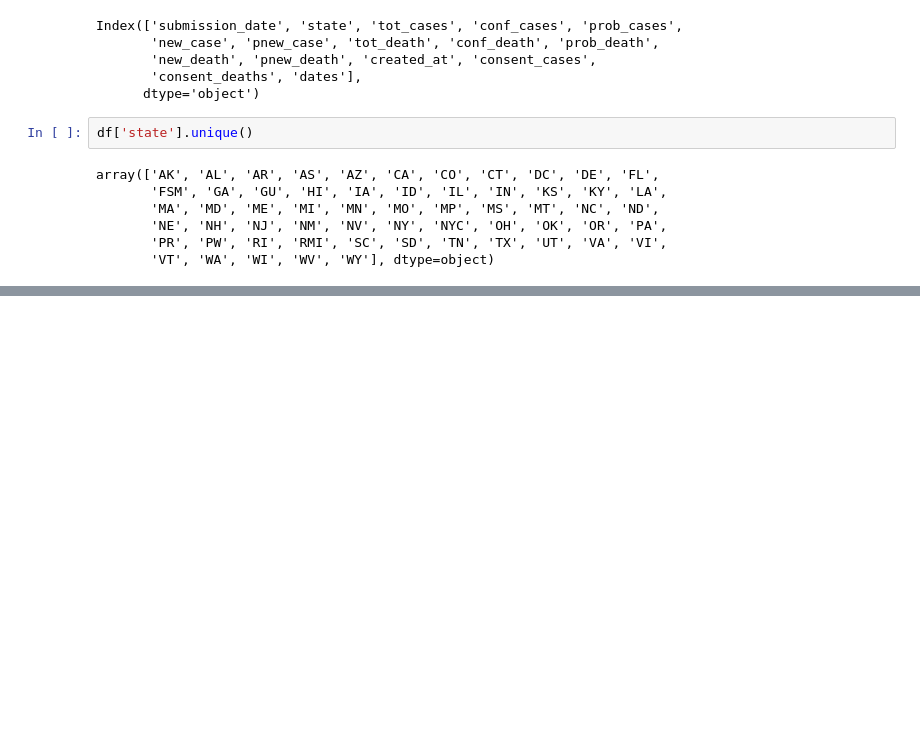
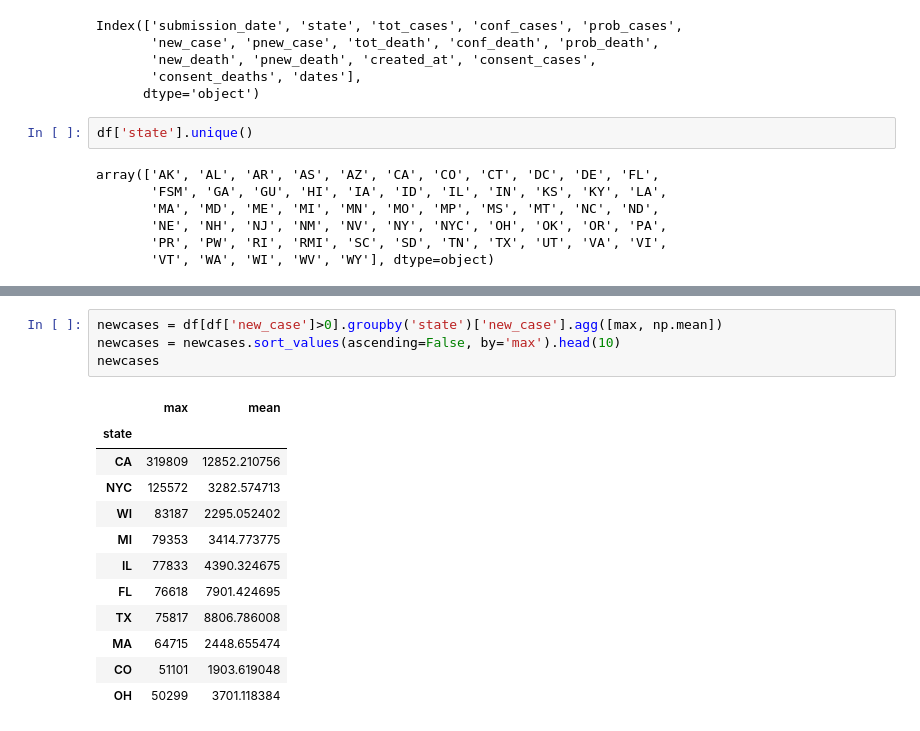
Before and after one commit to 517-JY/cs103a-cpa01, a Jupyter notebook: cpa01.ipynb, the cells around one changed output, grey strips where cells are left out. Drawn from its saved outputs; the diff is of its cells as text; blank space fills up the shorter version.

Commit message:
updated groupby function

```diff
--- a/cpa01.ipynb
+++ b/cpa01.ipynb
@@ -143,0 +146,17 @@ Text(0.5, 1.0, 'tot_death')
+# %%
+newcases = df[df['new_case']>0].groupby('state')['new_case'].agg([max, np.mean])
+newcases = newcases.sort_values(ascending=False, by='max').head(10)
+newcases
+# %% [output]
+|  | max | mean |
+| state |  |  |
+| CA | 319809 | 12852.210756 |
+| NYC | 125572 | 3282.574713 |
+| WI | 83187 | 2295.052402 |
+| MI | 79353 | 3414.773775 |
+| IL | 77833 | 4390.324675 |
+| FL | 76618 | 7901.424695 |
+| TX | 75817 | 8806.786008 |
+| MA | 64715 | 2448.655474 |
+| CO | 51101 | 1903.619048 |
+| OH | 50299 | 3701.118384 |
```
Also changed, not shown: parts of 2 cells of this notebook.
